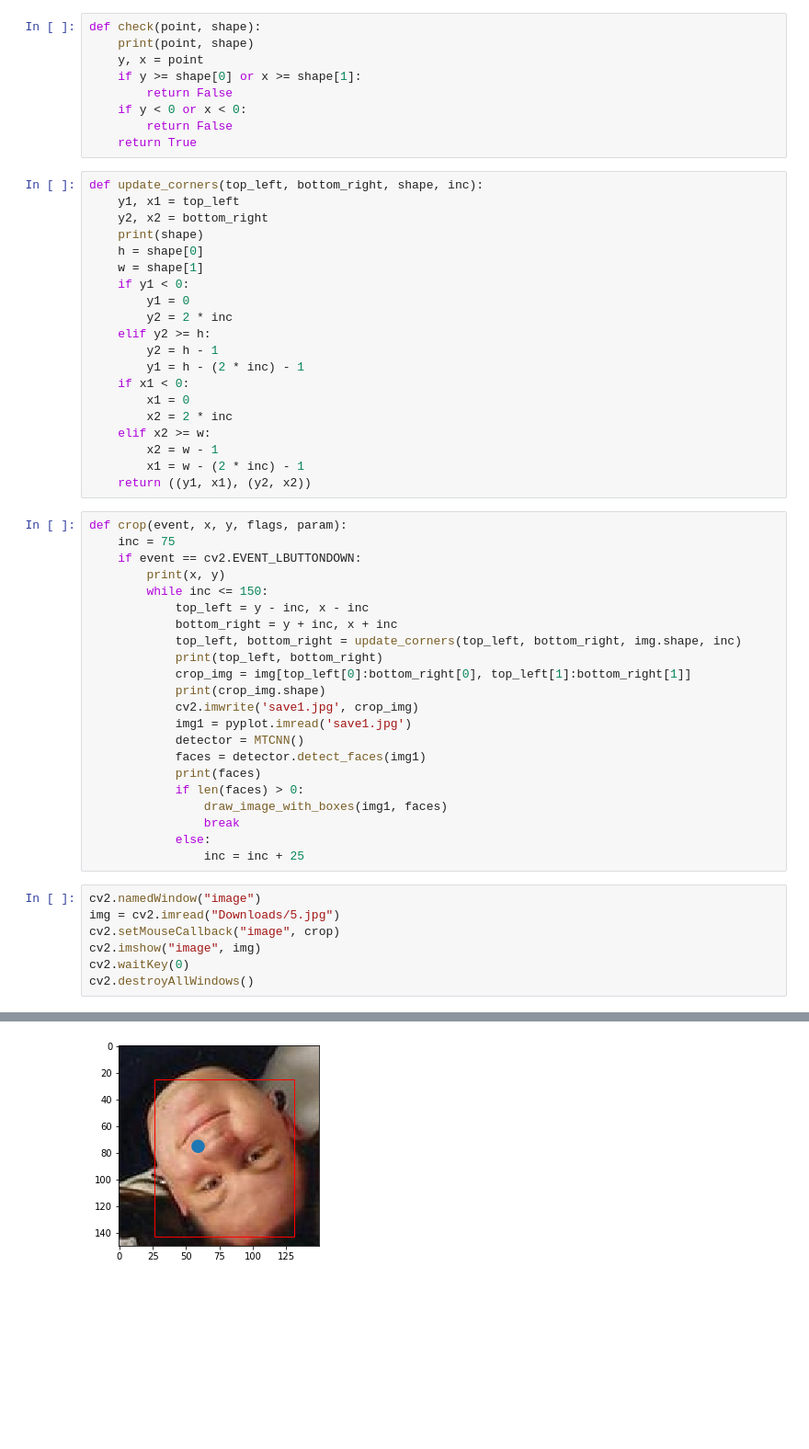
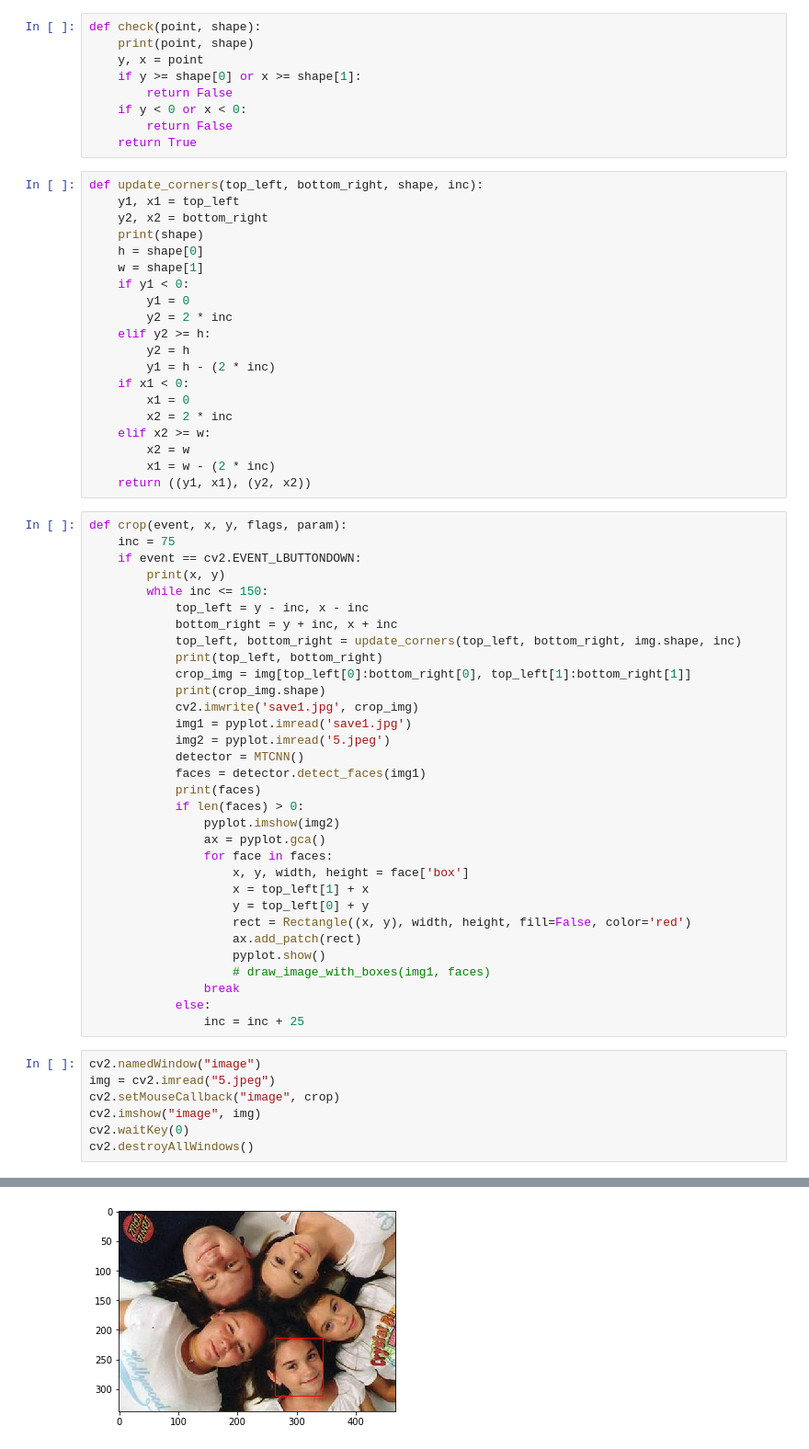
Before and after one commit to Srijan1998/btp, a Jupyter notebook: project.ipynb, the cells around one changed output, grey strips where cells are left out. Shown: that part at 92% size. Drawn from its saved outputs; the diff is of its cells as text; blank space fills up the shorter version.

Commit message:
Box is now drawn in the original image instead of cropped image

```diff
--- a/project.ipynb
+++ b/project.ipynb
@@ -50,14 +24,14 @@ def update_corners(top_left, bottom_right, shape, inc):
         y1 = 0
         y2 = 2 * inc
     elif y2 >= h:
-        y2 = h - 1
-        y1 = h - (2 * inc) - 1
+        y2 = h
+        y1 = h - (2 * inc)
     if x1 < 0:
         x1 = 0
         x2 = 2 * inc
     elif x2 >= w:
-        x2 = w - 1
-        x1 = w - (2 * inc) - 1
+        x2 = w
+        x1 = w - (2 * inc)
     return ((y1, x1), (y2, x2))
 # %%
 def crop(event, x, y, flags, param):
@@ -73,17 +47,27 @@ def crop(event, x, y, flags, param):
             print(crop_img.shape)
             cv2.imwrite('save1.jpg', crop_img)
             img1 = pyplot.imread('save1.jpg')
+            img2 = pyplot.imread('5.jpeg')
             detector = MTCNN()
             faces = detector.detect_faces(img1)
             print(faces)
             if len(faces) > 0:
-                draw_image_with_boxes(img1, faces)
+                pyplot.imshow(img2)
+                ax = pyplot.gca()
+                for face in faces:
+                    x, y, width, height = face['box']
+                    x = top_left[1] + x
+                    y = top_left[0] + y
+                    rect = Rectangle((x, y), width, height, fill=False, color='red')
+                    ax.add_patch(rect)
+                    pyplot.show()
+                    # draw_image_with_boxes(img1, faces)
                 break
             else:
                 inc = inc + 25
 # %%
 cv2.namedWindow("image")
-img = cv2.imread("Downloads/5.jpg")
+img = cv2.imread("5.jpeg")
 cv2.setMouseCallback("image", crop)
 cv2.imshow("image", img)
 cv2.waitKey(0)
@@ -97 +81 @@ cv2.destroyAllWindows()
-[figure, old version]
+[figure, new version]
```
Also changed, not shown: parts of 3 cells of this notebook, 1 other file.
